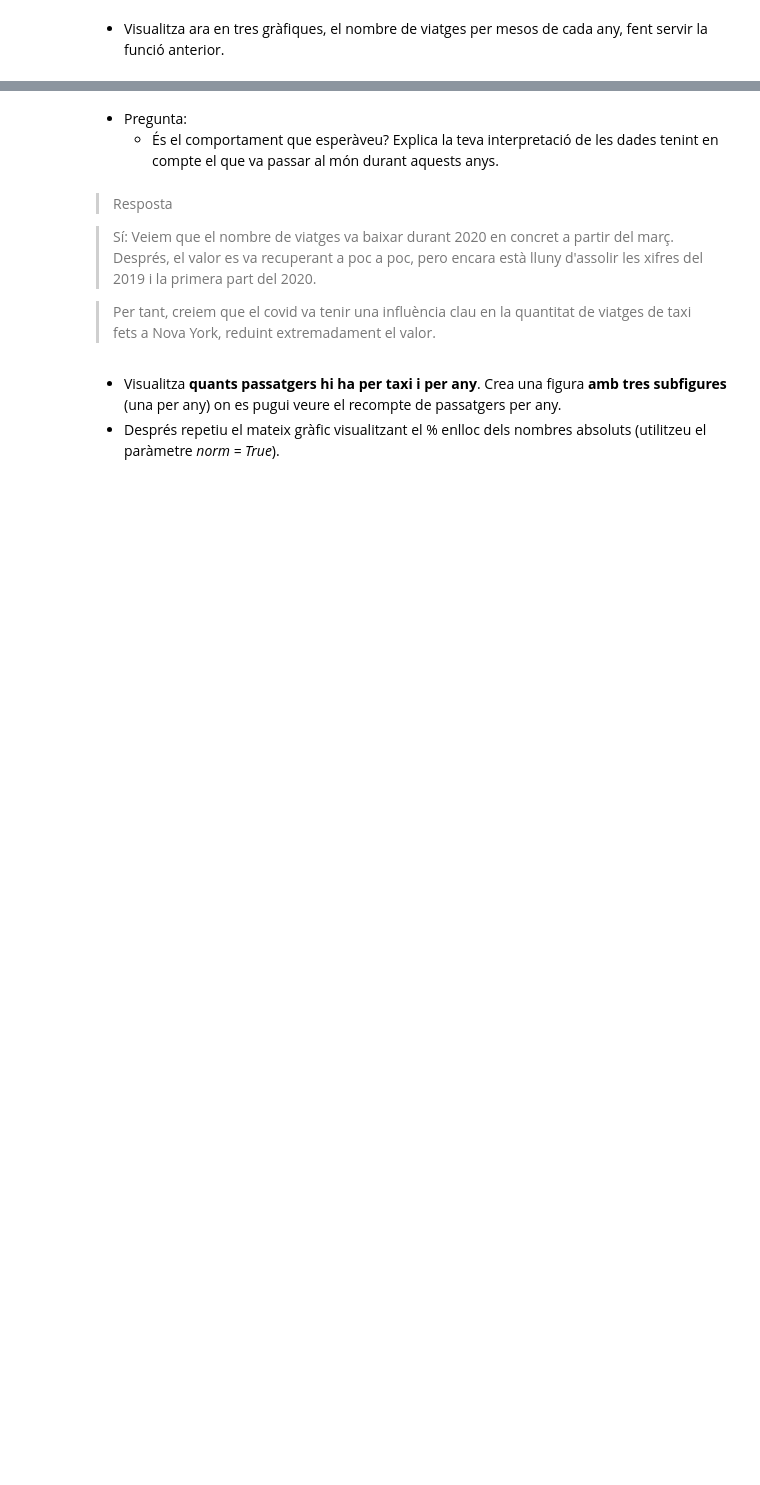
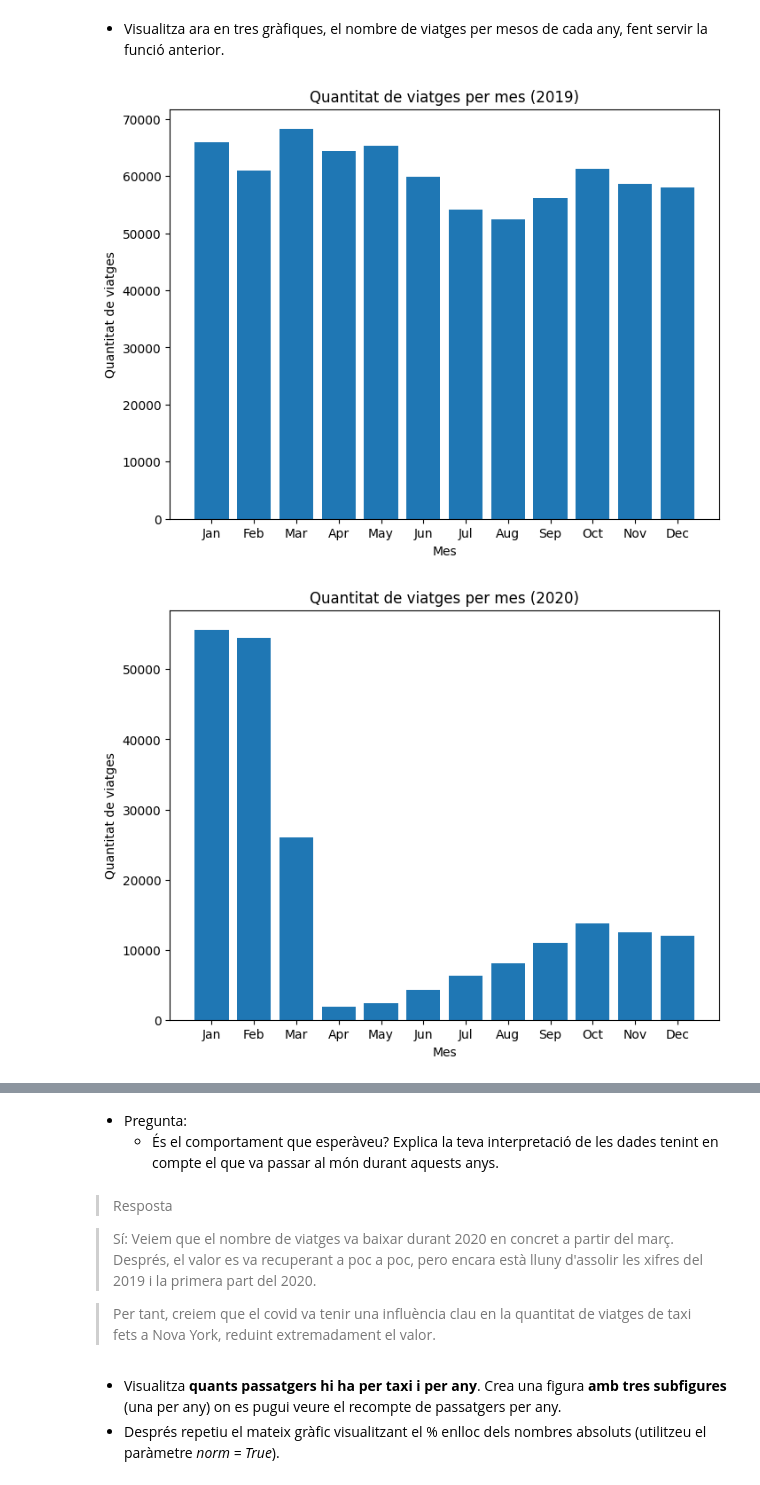
Before and after one commit to SergioEspa/p1-TNUI, a Jupyter notebook: p1_nb.ipynb, the cells around one changed output, grey strips where cells are left out. Drawn from its saved outputs; the diff is of its cells as text; code cells hidden in the pictures; blank space fills up the shorter version.

```diff
--- a/p1_nb.ipynb
+++ b/p1_nb.ipynb
@@ -370,4 +377,28 @@ bar_plot(df,
 # %% [markdown]
 + Visualitza ara en tres gràfiques, el nombre de viatges per mesos de cada any, fent servir la funció anterior.
 # %%
-# AQUÍ EL TEU CODI
+MONTHS = ['Jan', 'Feb', 'Mar', 'Apr', 'May', 'Jun', 'Jul', 'Aug', 'Sep', 'Oct', 'Nov', 'Dec']
+def bar_plot(df, column, xlabel, ylabel, title, year):
+    """
+    Funció que crea una figura de barres a partir del dataframe,
+    la columna que conté la informació i l'any
+    """
+    fig, ax = plt.subplots(figsize=(8, 6))
+    ax.bar(range(1, 13), df[df['year'] == year][column].value_counts().sort_index().values)
+    ax.set_xticks(range(1, 13))
+    ax.set_xticklabels(MONTHS)
+    ax.set_xlabel(xlabel)
+    ax.set_ylabel(ylabel)
+    ax.set_title(title)
+    plt.show()
+
+for year in YEARS:
+    bar_plot(df,
+             'month',
+             'Mes',
+             'Quantitat de viatges',
+             f'Quantitat de viatges per mes ({year})',
+             year)
+# %% [output]
+[figure, added]
+[figure, added]
```
Also changed, not shown: parts of 5 cells of this notebook.
